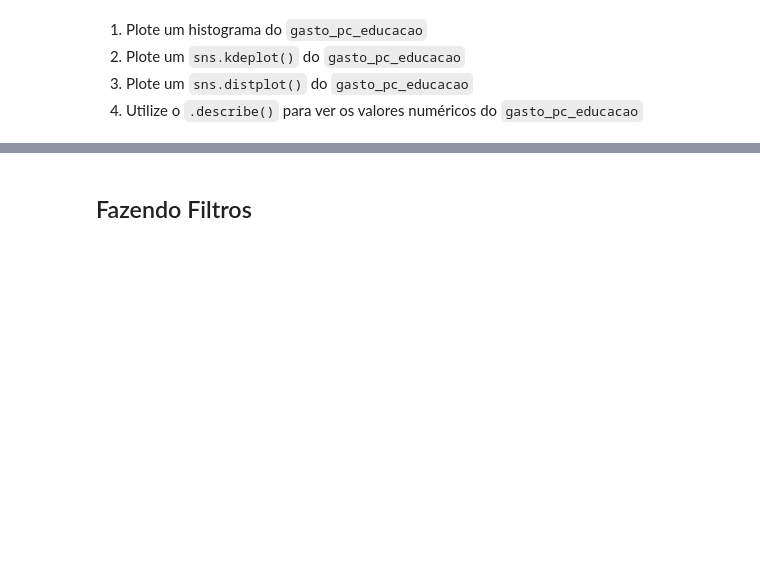
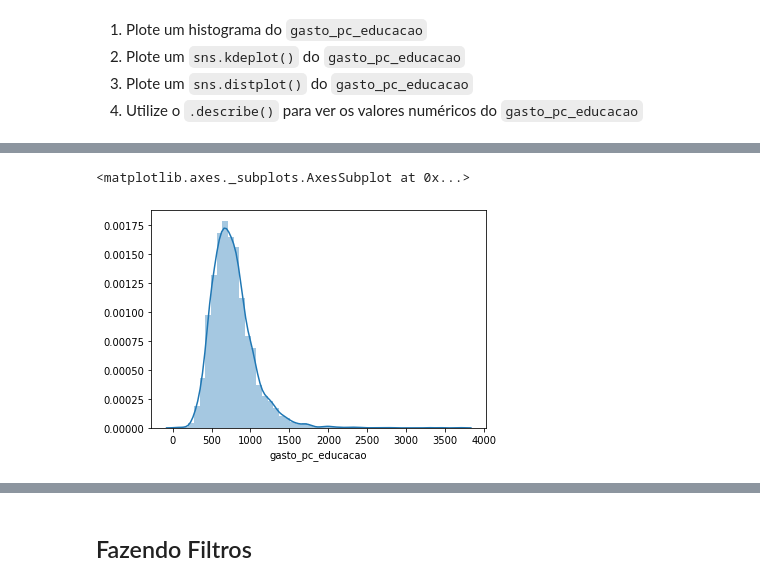
Before and after one commit to cllaudiacp/DataScience, a Jupyter notebook: Aula3Revisao.ipynb, the cells around one changed output, grey strips where cells are left out. Saved outputs shown, nothing was run; the diff lists cells and outputs as text; code cells hidden in the pictures; blank space fills up the shorter version.

```diff
--- a/Aula3Revisao.ipynb
+++ b/Aula3Revisao.ipynb
@@ -618,0 +631,6 @@ sns.distplot(ind_des.dropna())
+# %%
+#EXERCICIO 3
+sns.distplot(igm.gasto_pc_educacao)
+# %% [output]
+<matplotlib.axes._subplots.AxesSubplot at 0x...>
+[figure, added]
```
Also changed, not shown: parts of 6 cells of this notebook.
